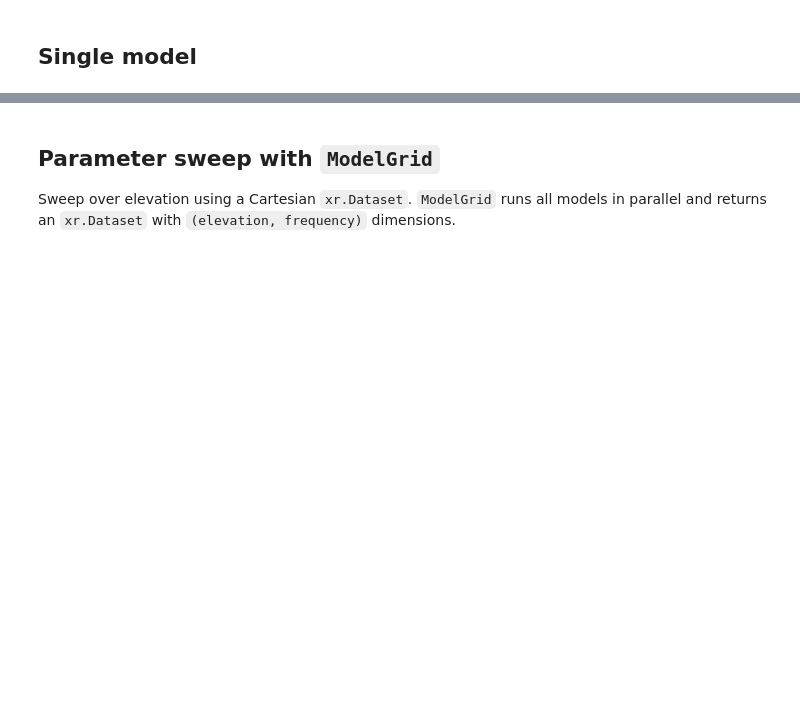
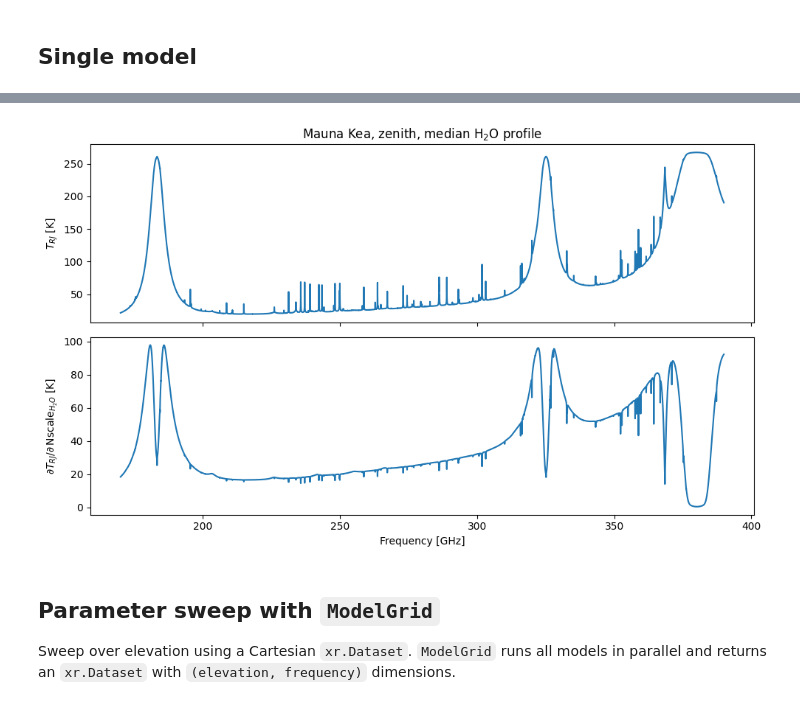
Before and after one commit to bdelwood/am-python, a Jupyter notebook: notebooks/example.ipynb, the cells around one changed output, grey strips where cells are left out. Cells and saved outputs as stored; diff of their text form; code cells hidden in the pictures; blank space fills up the shorter version.

Commit message:
docs: update example
- Update single model interface
- Add jacobian example

```diff
--- a/notebooks/example.ipynb
+++ b/notebooks/example.ipynb
@@ -15,5 +14,8 @@ AMC_URL = (
 AMC_FILE = Path("..") / "assets" / "SPole_JJA_75.amc"
 AMC_FILE.parent.mkdir(parents=True, exist_ok=True)
 urlretrieve(AMC_URL, AMC_FILE)
-AMC_FILE
+
+JACOBIAN_URL = "https://lweb.cfa.harvard.edu/~spaine/am/cookbook/unix/memo_examples/chapter8/example2.5.trop_h2o_Jacobian.amc"
+JACOBIAN_FILE = Path("..") / "assets" / "MaunaKea_Jacobian.amc"
+urlretrieve(JACOBIAN_URL, JACOBIAN_FILE)
 # %% [output]
@@ -50,0 +58,6 @@ Available outputs: ['opacity', 'tb_rj', 'transmittance', 'tb_planck']
+# %%
+# 170-390 GHz, 2 MHz resolution, zenith, 277 K ground, Nscale=1.0
+m = am.Model(JACOBIAN_FILE, [170, "GHz", 390, "GHz", 2, "MHz", 0, "deg", 277, "K", 1.0])
+m.compute()
+jac = m.jacobian()
+jac
@@ -51,3 +72,22 @@ Available outputs: ['opacity', 'tb_rj', 'transmittance', 'tb_planck']
+# %%
+fig, (ax1, ax2) = plt.subplots(2, 1, figsize=(10, 6), sharex=True)
+
+freq = jac.coords["frequency"]
+trj = m.outputs["tb_rj"]
+dtrj = jac["tb_rj"].sel(variable="Nscale troposphere h2o")
+
+ax1.plot(freq, trj)
+ax1.set_ylabel(r"$T_{RJ}$ [K]")
+ax1.set_title("Mauna Kea, zenith, median H$_2$O profile")
+
+ax2.plot(freq, dtrj)
+ax2.set_ylabel(r"$\partial T_{RJ} / \partial\, \mathrm{Nscale}_{H_2O}$ [K]")
+ax2.set_xlabel("Frequency [GHz]")
+
+plt.tight_layout()
+plt.show()
+# %% [output]
+[figure, added]
 # %% [markdown]
 ## Parameter sweep with `ModelGrid`
 
```
Also changed, not shown: parts of 6 cells of this notebook.
